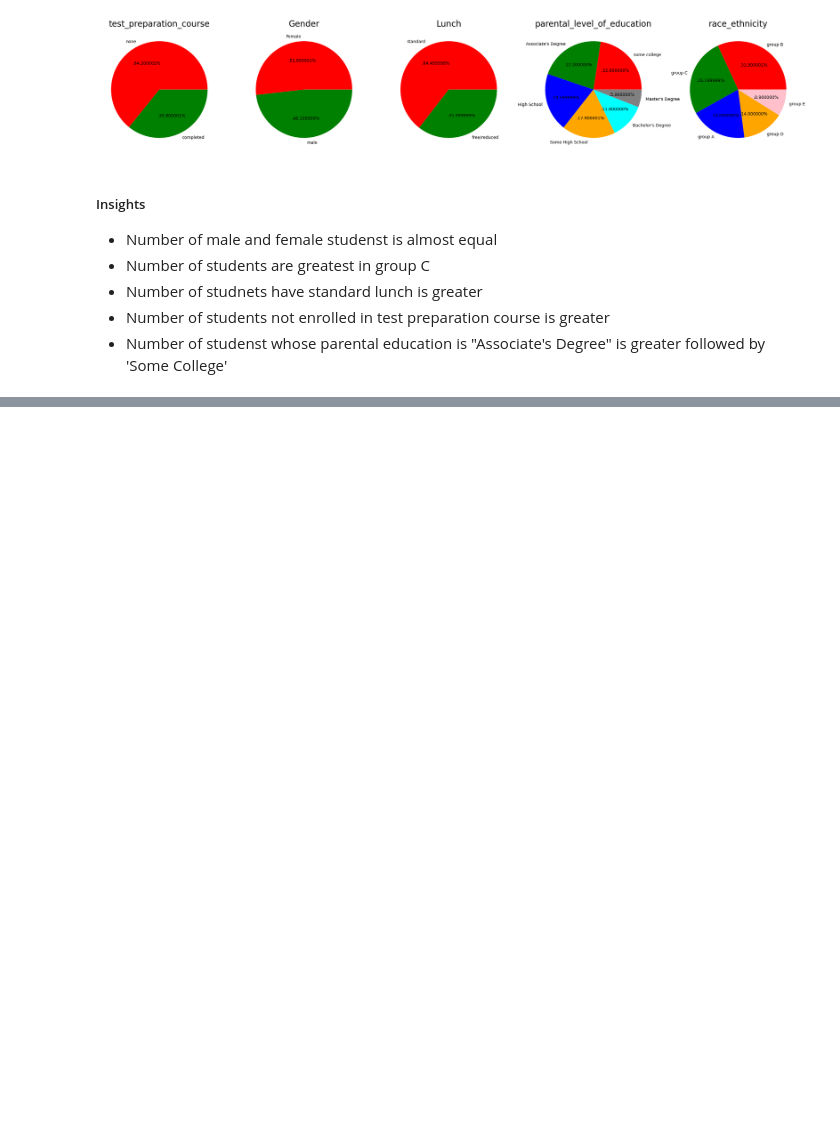
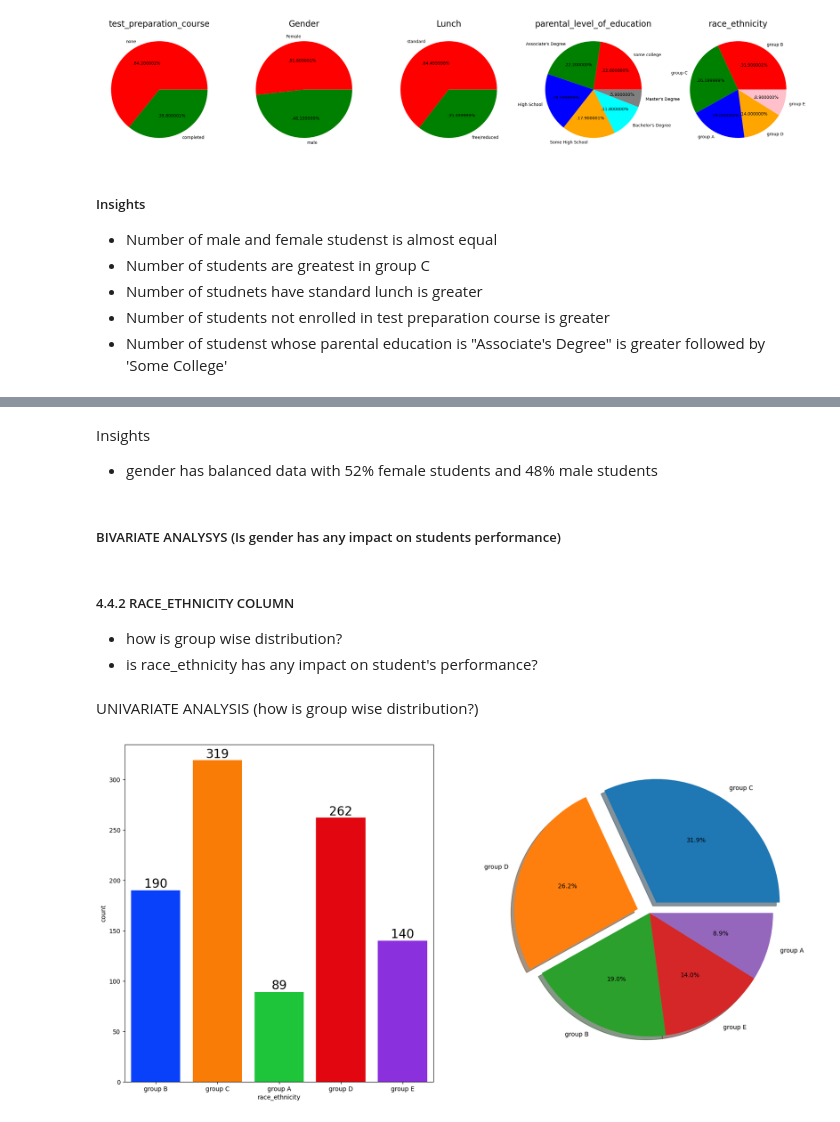
Before and after one commit to vamsi-renumala/ML_project, a Jupyter notebook: notebook/EDA STUDENT PERFORMANCE.ipynb, the cells around one changed output, grey strips where cells are left out. Drawn from its saved outputs; the diff is of its cells as text; code cells hidden in the pictures; blank space fills up the shorter version.

```diff
--- a/notebook/EDA STUDENT PERFORMANCE.ipynb
+++ b/notebook/EDA STUDENT PERFORMANCE.ipynb
@@ -415,0 +457,21 @@ plt.axis('off')
+# %% [markdown]
+Insights
+- gender has balanced data with 52% female students and 48% male students
+# %% [markdown]
+##### BIVARIATE ANALYSYS (Is gender has any impact on students performance)
+# %% [markdown]
+##### 4.4.2 RACE_ETHNICITY COLUMN
+- how is group wise distribution?
+- is race_ethnicity has any impact on student's performance?
+# %% [markdown]
+UNIVARIATE ANALYSIS (how is group wise distribution?)
+# %%
+f,ax = plt.subplots(1,2,figsize=(20,10))
+sns.countplot(data = data, x=data['race_ethnicity'],palette='bright',ax=ax[0],saturation=0.95)
+for container in ax[0].containers:
+    ax[0].bar_label(container,color='black',size=20)
+
+plt.pie(data['race_ethnicity'].value_counts(),labels=data['race_ethnicity'].value_counts().index,explode=[0.1,0.1,0,0,0],autopct='%1.1f%%',shadow=True)
+plt.show()
+# %% [output]
+[figure, added]
```
Also changed, not shown: parts of 39 cells of this notebook.
